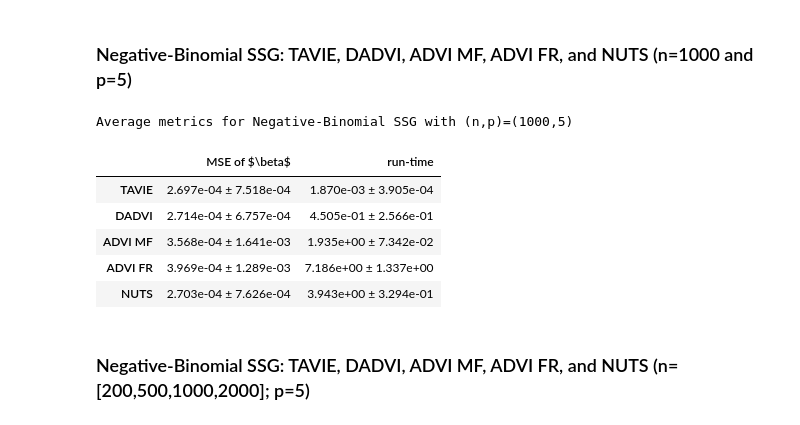
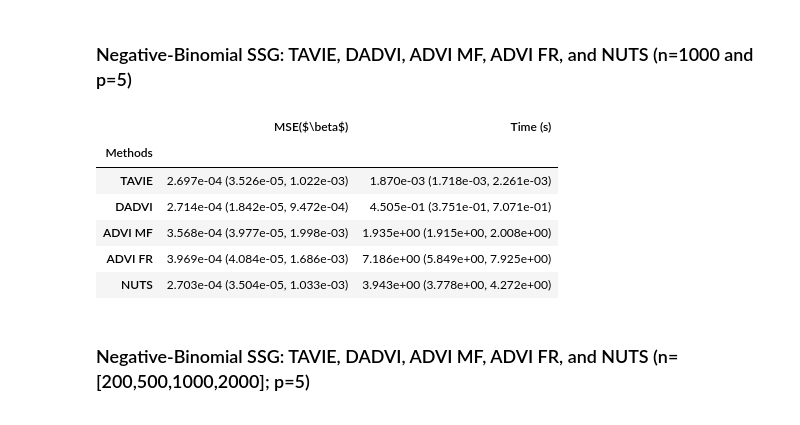
Before and after one commit to debdeepuw/TAVIE, a Jupyter notebook: viewing_results.ipynb, the cells around one changed output. Saved outputs shown, nothing was run; the diff lists cells and outputs as text; code cells hidden in the pictures.

```diff
--- a/viewing_results.ipynb
+++ b/viewing_results.ipynb
@@ -898,53 +989,73 @@ latex_code = to_latex_from_summary_clean(summary,
 # %%
 n = 1000
 p = 5
 path1 = f'results_compete/NegBin_metrics_n_{n}_p_{p}.pkl'
 
 metrics_df_1 = pd.read_pickle(path1)
 
 mse_beta_TAVIE = metrics_df_1['mse_beta_TAVIE']
 time_TAVIE = metrics_df_1['time_TAVIE']
 
 mse_beta_DADVI = metrics_df_1['mse_beta_DADVI']
 time_DADVI = metrics_df_1['time_DADVI']
 
 mse_beta_ADVI_mf = metrics_df_1['mse_beta_ADVI_mf']
 time_ADVI_mf = metrics_df_1['time_ADVI_mf']
 
 mse_beta_ADVI_fr = metrics_df_1['mse_beta_ADVI_fr']
 time_ADVI_fr = metrics_df_1['time_ADVI_fr']
 
 mse_beta_NUTS = metrics_df_1['mse_beta_NUTS']
 time_NUTS = metrics_df_1['time_NUTS']
 
-avg_metrics = {
-    "TAVIE": {r"MSE of $\beta$": mse_beta_TAVIE, "run-time": time_TAVIE},
-    "DADVI": {r"MSE of $\beta$": mse_beta_DADVI, "run-time": time_DADVI},
-    "ADVI MF": {r"MSE of $\beta$": mse_beta_ADVI_mf, "run-time": time_ADVI_mf},
-    "ADVI FR": {r"MSE of $\beta$": mse_beta_ADVI_fr, "run-time": time_ADVI_fr},
-    "NUTS": {r"MSE of $\beta$": mse_beta_NUTS, "run-time": time_NUTS},
-}
+# avg_metrics = {
+#     "TAVIE": {r"MSE of $\beta$": mse_beta_TAVIE, "run-time": time_TAVIE},
+#     "DADVI": {r"MSE of $\beta$": mse_beta_DADVI, "run-time": time_DADVI},
+#     "ADVI MF": {r"MSE of $\beta$": mse_beta_ADVI_mf, "run-time": time_ADVI_mf},
+#     "ADVI FR": {r"MSE of $\beta$": mse_beta_ADVI_fr, "run-time": time_ADVI_fr},
+#     "NUTS": {r"MSE of $\beta$": mse_beta_NUTS, "run-time": time_NUTS},
+# }
 
-avg = {
-    method: {
-        k: float(np.mean(np.asarray(v)))   # robust to list/Series/ndarray
-        for k, v in vals.items()
-    }
-    for method, vals in avg_metrics.items()
-}
+# avg = {
+#     method: {
+#         k: float(np.mean(np.asarray(v)))   # robust to list/Series/ndarray
+#         for k, v in vals.items()
+#     }
+#     for method, vals in avg_metrics.items()
+# }
 
-print(f'Average metrics for Negative-Binomial SSG with (n,p)=({n},{p})')
-avg_df = pd.DataFrame(avg).T  # rows=methods, cols=mse_beta/mse_tau2/time
-abs_dev = deviation_tables(avg_metrics)
-format_pm(avg_df, abs_dev)
+# print(f'Average metrics for Negative-Binomial SSG with (n,p)=({n},{p})')
+# avg_df = pd.DataFrame(avg).T  # rows=methods, cols=mse_beta/mse_tau2/time
+# abs_dev = deviation_tables(avg_metrics)
+# format_pm(avg_df, abs_dev)
+
+# 1) Build summary (exactly one setting)
+metrics = ["mse_beta", "time"]
+metric_display = [r"MSE($\beta$)", "Time (s)"]
+methods = ["TAVIE", "DADVI", "ADVI_mf", "ADVI_fr", "NUTS"]
+method_display = ["TAVIE", "DADVI", "ADVI MF", "ADVI FR", "NUTS"]
+settings = [10000]  # single setting only
+
+summary = metrics_summary_single_setting(metrics_df_1, metrics, methods, settings)
+
+# 2) HTML table in Jupyter
+df_html = build_html_table_single_setting(summary, metrics, metric_display, methods, method_display)
+
+# 3) LaTeX longtable code
+latex_code = to_latex_single_setting(
+    summary, metrics, metric_display, methods, method_display,
+    caption="Results by method at (n,p) = (1000, 5)",
+    label="tab:single-setting"
+)
+# print(latex_code)
 # %% [output]
-Average metrics for Negative-Binomial SSG with (n,p)=(1000,5)
-|  | MSE of $\beta$ | run-time |
-| TAVIE | 2.697e-04 ± 7.518e-04 | 1.870e-03 ± 3.905e-04 |
-| DADVI | 2.714e-04 ± 6.757e-04 | 4.505e-01 ± 2.566e-01 |
-| ADVI MF | 3.568e-04 ± 1.641e-03 | 1.935e+00 ± 7.342e-02 |
-| ADVI FR | 3.969e-04 ± 1.289e-03 | 7.186e+00 ± 1.337e+00 |
-| NUTS | 2.703e-04 ± 7.626e-04 | 3.943e+00 ± 3.294e-01 |
+|  | MSE($\beta$) | Time (s) |
+| Methods |  |  |
+| TAVIE | 2.697e-04 (3.526e-05, 1.022e-03) | 1.870e-03 (1.718e-03, 2.261e-03) |
+| DADVI | 2.714e-04 (1.842e-05, 9.472e-04) | 4.505e-01 (3.751e-01, 7.071e-01) |
+| ADVI MF | 3.568e-04 (3.977e-05, 1.998e-03) | 1.935e+00 (1.915e+00, 2.008e+00) |
+| ADVI FR | 3.969e-04 (4.084e-05, 1.686e-03) | 7.186e+00 (5.849e+00, 7.925e+00) |
+| NUTS | 2.703e-04 (3.504e-05, 1.033e-03) | 3.943e+00 (3.778e+00, 4.272e+00) |
 # %% [markdown]
 ### Negative-Binomial SSG: TAVIE, DADVI, ADVI MF, ADVI FR, and NUTS (n=[200,500,1000,2000]; p=5)
 # %%
```
Also changed, not shown: parts of 14 cells of this notebook.
